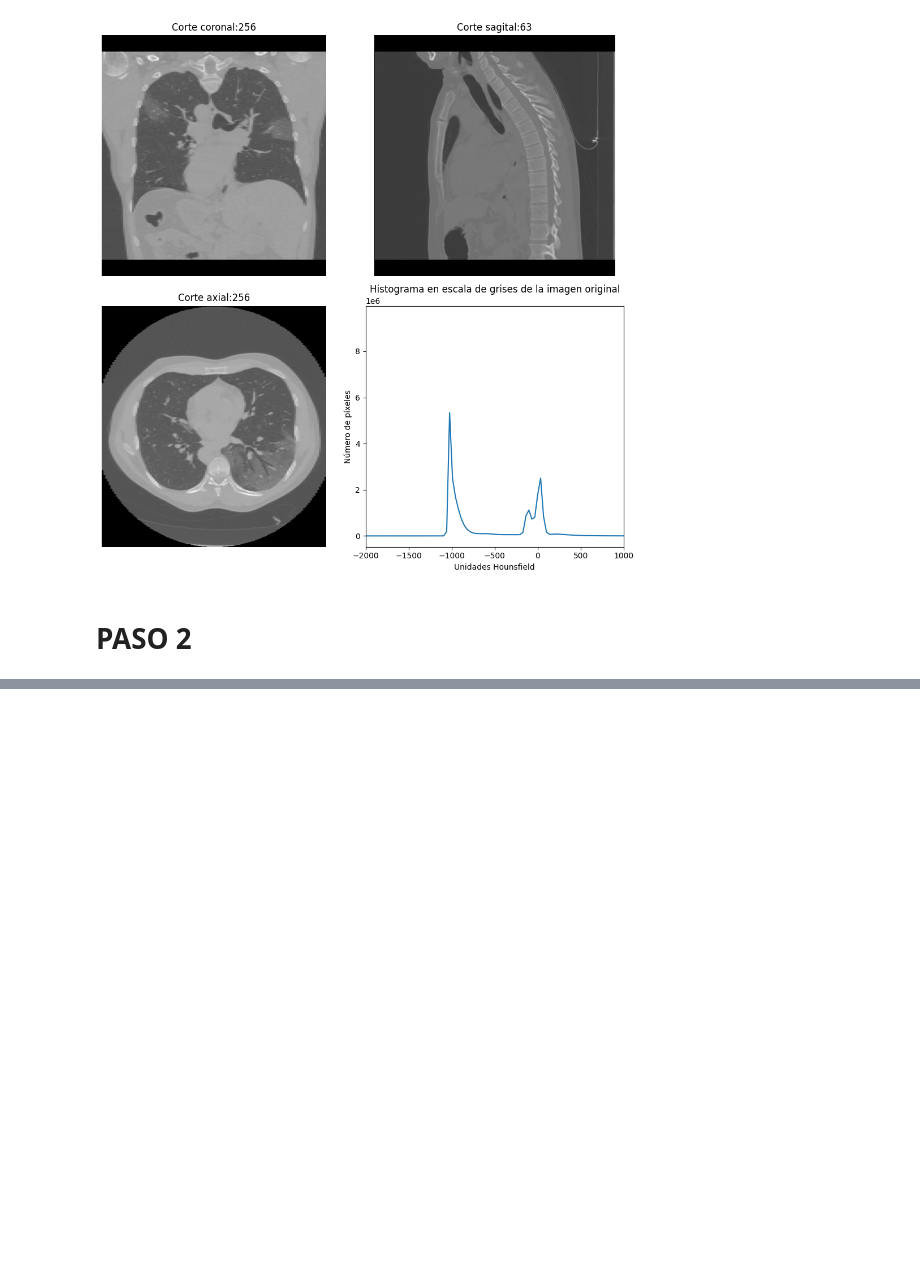
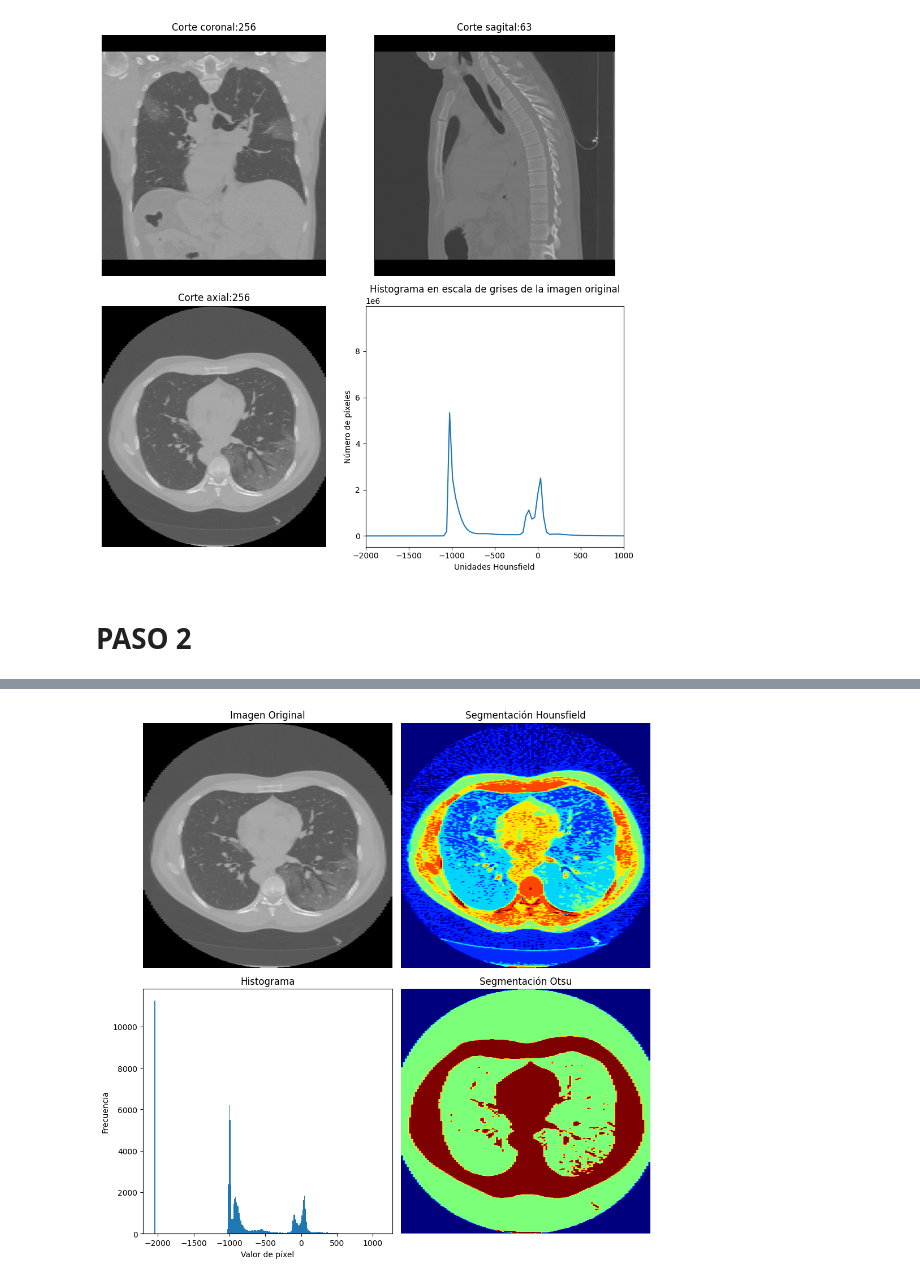
Before and after one commit to nrc1008/Practica1, a Jupyter notebook: Paso1.ipynb, the cells around one changed output, grey strips where cells are left out. Drawn from its saved outputs; the diff is of its cells as text; code cells hidden in the pictures; blank space fills up the shorter version.

```diff
--- a/Paso1.ipynb
+++ b/Paso1.ipynb
@@ -34,8 +34,7 @@ def Load_Slices(directorio):
 
     return archivos
 # %%
-#directorio_imagenes=filedialog.askdirectory(title="Selecciona una carpeta")
-directorio_imagenes = "C:/Users/albil/Desktop/SIS_INTELIGENTES/Práctica/Repositorios_GitHub/Practica1/DICOMs/DICOM_001"
+directorio_imagenes=filedialog.askdirectory(title="Selecciona una carpeta")
 print(directorio_imagenes)
 # %% [output]
 C:/Users/albil/Desktop/SIS_INTELIGENTES/Práctica/Repositorios_GitHub/Practica1/DICOMs/DICOM_001
@@ -455,0 +300,89 @@ visualizar_segmentacion(volumen, segmentacion_otsu_result, 'Otsu')
+# %%
+import numpy as np
+import matplotlib.pyplot as plt
+from skimage import filters
+
+def segmentacion_hounsfield(volumen):
+    aire = (-1000, -900)
+    pulmon = (-900, -500)
+    tejido_adiposo = (-500, -50)
+    agua = (-50, 50)
+    tejido_blando = (50, 500)
+    hueso = (500, 1000)
+
+    mascara_aire = (volumen >= aire[0]) & (volumen < aire[1])
+    mascara_pulmon = (volumen >= pulmon[0]) & (volumen < pulmon[1])
+    mascara_tejido_adiposo = (volumen >= tejido_adiposo[0]) & (volumen < tejido_adiposo[1])
+    mascara_agua = (volumen >= agua[0]) & (volumen < agua[1])
+    mascara_tejido_blando = (volumen >= tejido_blando[0]) & (volumen < tejido_blando[1])
+    mascara_hueso = (volumen >= hueso[0]) & (volumen <= hueso[1])
+
+    segmentacion = np.zeros_like(volumen)
+    segmentacion[mascara_aire] = 1
+    segmentacion[mascara_pulmon] = 2
+    segmentacion[mascara_tejido_adiposo] = 3
+    segmentacion[mascara_agua] = 4
+    segmentacion[mascara_tejido_blando] = 5
+    segmentacion[mascara_hueso] = 6
+
+    return segmentacion
+
+def segmentacion_otsu(volumen):
+    volumen_norm = (volumen - volumen.min()) / (volumen.max() - volumen.min())
+    thresholds = filters.threshold_multiotsu(volumen_norm, classes=3)  # Cambia a 3 para pruebas
+    segmentacion = np.digitize(volumen_norm, bins=thresholds)
+    return segmentacion
+
+def visualizar_segmentacion(volumen, segmentacion_hu, segmentacion_otsu):
+    # Seleccionar un corte central para visualización
+    corte = volumen.shape[2] // 2
+
+    fig, axs = plt.subplots(2, 2, figsize=(10, 10))
+
+    # Mostrar imagen original
+    axs[0, 0].imshow(volumen[:, :, corte], cmap='gray',aspect='auto') #auto para asegurar que usamos la relacion aspecto correcta
+    axs[0, 0].set_title('Imagen Original')
+    axs[0, 0].axis('off')
+
+    # Mostrar segmentación Hounsfield
+    axs[0, 1].imshow(segmentacion_hu[:, :, corte], cmap='jet', aspect='auto')
+    axs[0, 1].set_title('Segmentación Hounsfield')
+    axs[0, 1].axis('off')
+
+    # Mostrar histograma
+    axs[1, 0].hist(volumen[:, :, corte].ravel(), bins=256)
+    axs[1, 0].set_title('Histograma')
+    axs[1, 0].set_xlabel('Valor de píxel')
+    axs[1, 0].set_ylabel('Frecuencia')
+
+    # Mostrar segmentación Otsu
+    axs[1, 1].imshow(segmentacion_otsu[:, :, corte], cmap='jet', aspect='auto')
+    axs[1, 1].set_title('Segmentación Otsu')
+    axs[1, 1].axis('off')
+
+    plt.tight_layout()
+    plt.show()
+
+# Cargar el volumen (asegúrate de que esta parte se ajuste a tu código)
+imagenes_dicom = Load_Slices(directorio_imagenes)
+volumen, _, _, _ = CrearVolumen(imagenes_dicom)
+
+# Realizar segmentación por Hounsfield
+segmentacion_hu = segmentacion_hounsfield(volumen)
+
+# Realizar segmentación por Otsu
+segmentacion_otsu_result = segmentacion_otsu(volumen)
+
+# Visualización de resultados
+visualizar_segmentacion(volumen, segmentacion_hu, segmentacion_otsu_result)
+
+#Guardamos las imágenes en los formatos estbalecidos (en nuestro caso, png)
+def guardar_imagen(imagen, nombre):
+    plt.imsave(f"{nombre}.png", imagen, cmap='jet', vmin=0, vmax=6)
+
+# Guardar imágenes
+corte = volumen.shape[2] // 2  # Seleccionar un corte central
+guardar_imagen(volumen[:, :, corte], 'imagen_original')
+guardar_imagen(segmentacion_hu[:, :, corte], 'segmentacion_hounsfield')
+guardar_imagen(segmentacion_otsu_result[:, :, corte], 'segmentacion_otsu')
+# %% [output]
@@ -455,0 +390 @@ visualizar_segmentacion(volumen, segmentacion_otsu_result, 'Otsu')
+[figure, added]
```
Also changed, not shown: parts of 4 cells of this notebook, 3 other files.
